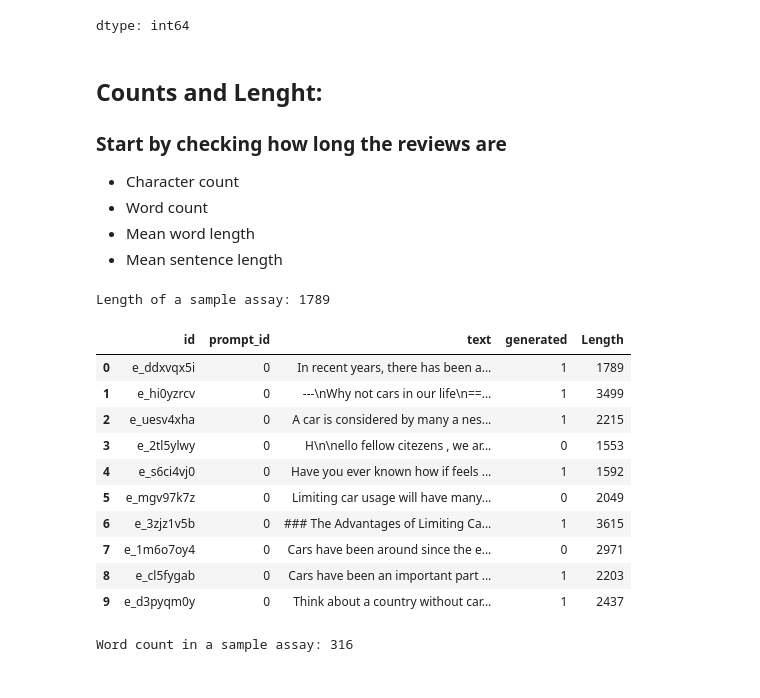
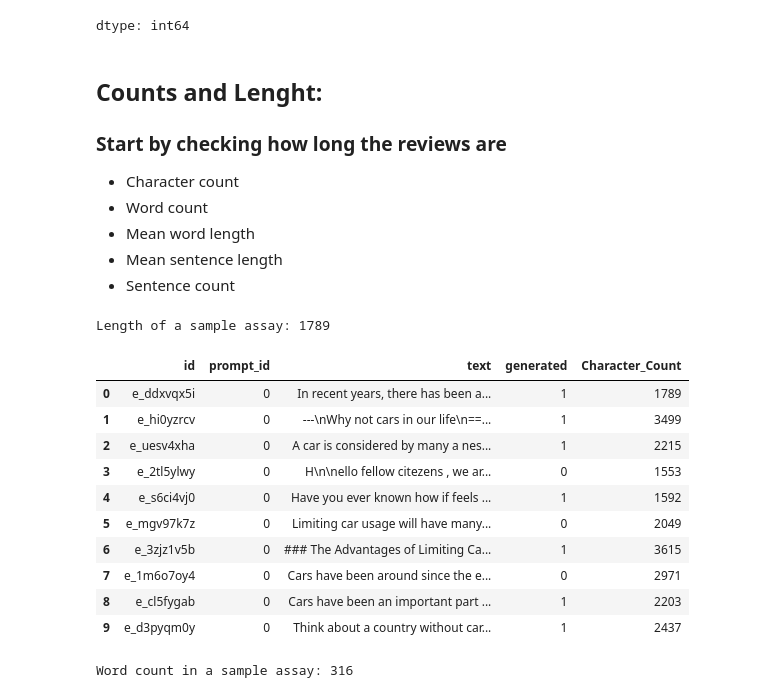
Before and after one commit to liron7722/AI-Generated-Text-Detector, a Jupyter notebook: AI_Generated_Text_Detector.ipynb, the cells around one changed output. Drawn from its saved outputs; the diff is of its cells as text; code cells hidden in the pictures.

```diff
--- a/AI_Generated_Text_Detector.ipynb
+++ b/AI_Generated_Text_Detector.ipynb
@@ -172,0 +230,3 @@ text_df
+# %%
+# data after basic EDA
+text_df=pd.read_csv('https://media.githubusercontent.com/media/liron7722/AI-Generated-Text-Detector/refs/heads/Production/data/text_df_2024_11_14.csv')
@@ -253,5 +319,6 @@ dtype: int64
 *   Word count
 *   Mean word length
 *   Mean sentence length
+*   Sentence count
 # %%
 lenght = len(text_df['text'][0])
@@ -259,10 +326,10 @@ print(f'Length of a sample assay: {lenght}')
 # %% [output]
 Length of a sample assay: 1789
 # %%
-text_df['Length'] = text_df['text'].str.len()
+text_df['Character_Count'] = text_df['text'].str.len()
 text_df.head(10)
 # %% [output]
-|  | id | prompt_id | text | generated | Length |
+|  | id | prompt_id | text | generated | Character_Count |
 | 0 | e_ddxvqx5i | 0 | In recent years, there has been a... | 1 | 1789 |
 | 1 | e_hi0yzrcv | 0 | ---\nWhy not cars in our life\n==... | 1 | 3499 |
 | 2 | e_uesv4xha | 0 | A car is considered by many a nes... | 1 | 2215 |
```
Also changed, not shown: parts of 136 cells of this notebook.
